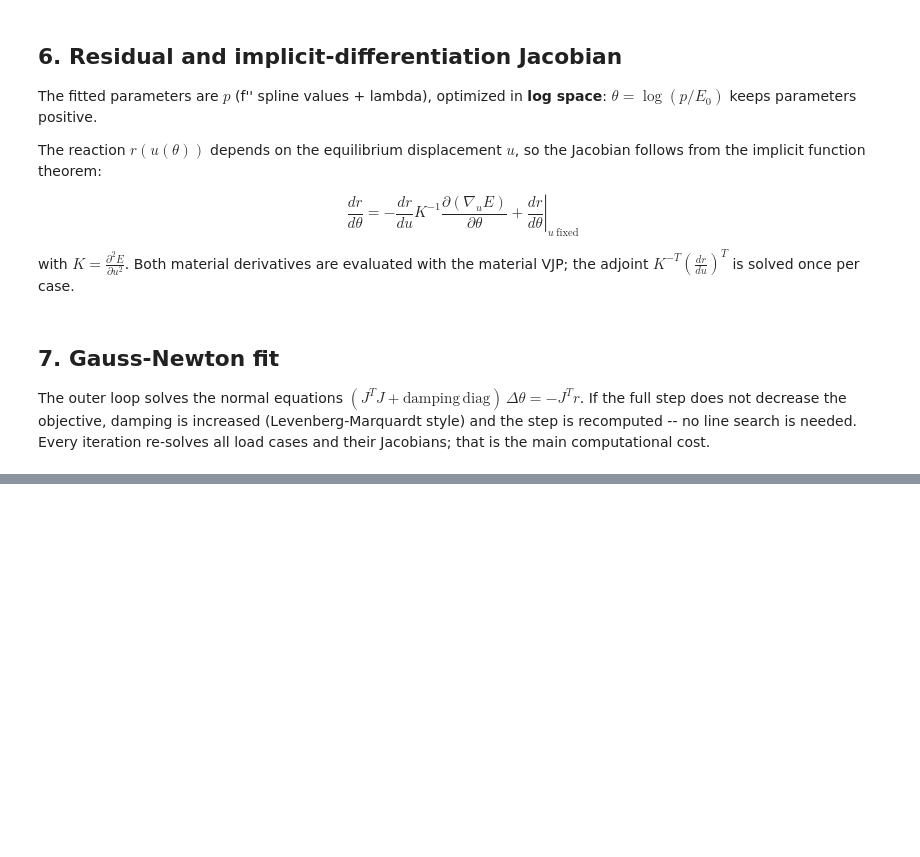
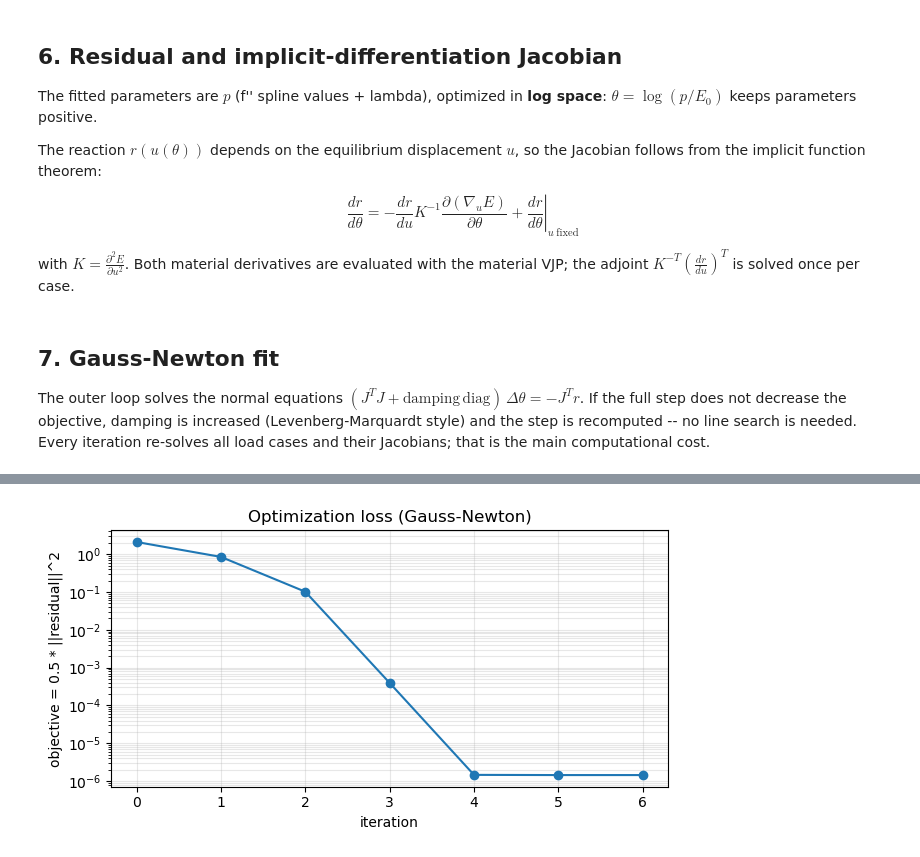
Before and after one commit to annajcy/libpgo, a Jupyter notebook: examples/experiments/systematic_poking_fit_reaction_force/tutorial.ipynb, the cells around one changed output, grey strips where cells are left out. Drawn from its saved outputs; the diff is of its cells as text; code cells hidden in the pictures; blank space fills up the shorter version.

```diff
--- a/examples/experiments/systematic_poking_fit_reaction_force/tutorial.ipynb
+++ b/examples/experiments/systematic_poking_fit_reaction_force/tutorial.ipynb
@@ -544,0 +634,24 @@ else:
+# %%
+try:
+    import matplotlib.pyplot as plt
+    HAS_MPL = True
+except Exception:
+    HAS_MPL = False
+
+if HAS_MPL:
+    fig, ax = plt.subplots(figsize=(6.5, 3.5))
+    ax.semilogy(
+        [h["iteration"] for h in fit_history],
+        [h["objective"] for h in fit_history],
+        "o-",
+    )
+    ax.set_xlabel("iteration")
+    ax.set_ylabel("objective = 0.5 * ||residual||^2")
+    ax.set_title("Optimization loss (Gauss-Newton)")
+    ax.grid(True, which="both", alpha=0.3)
+    fig.tight_layout()
+    plt.show()
+else:
+    print("matplotlib is not installed; skipping the loss plot")
+# %% [output]
+[figure, added]
```
Also changed, not shown: parts of 11 cells of this notebook, 5 other files.
